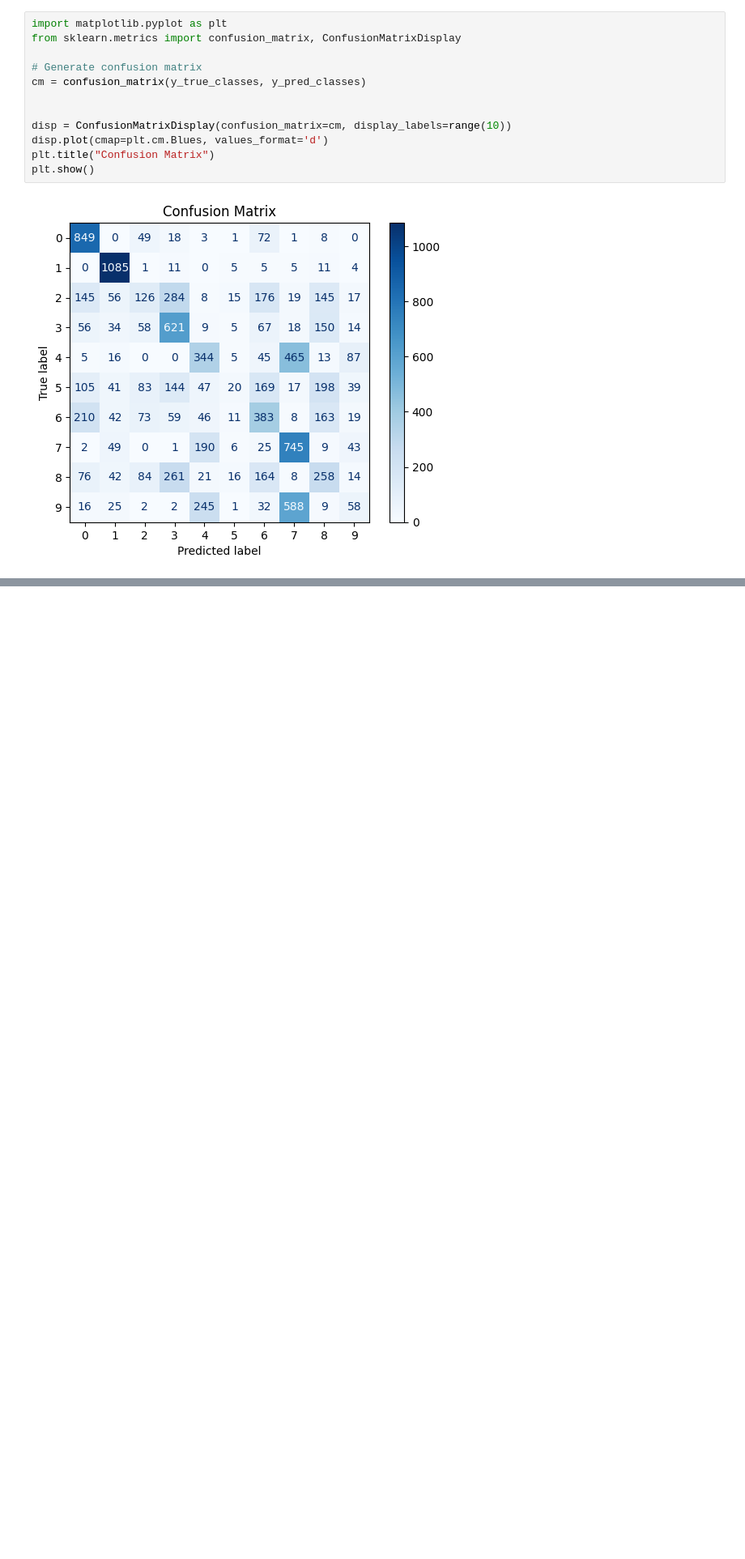
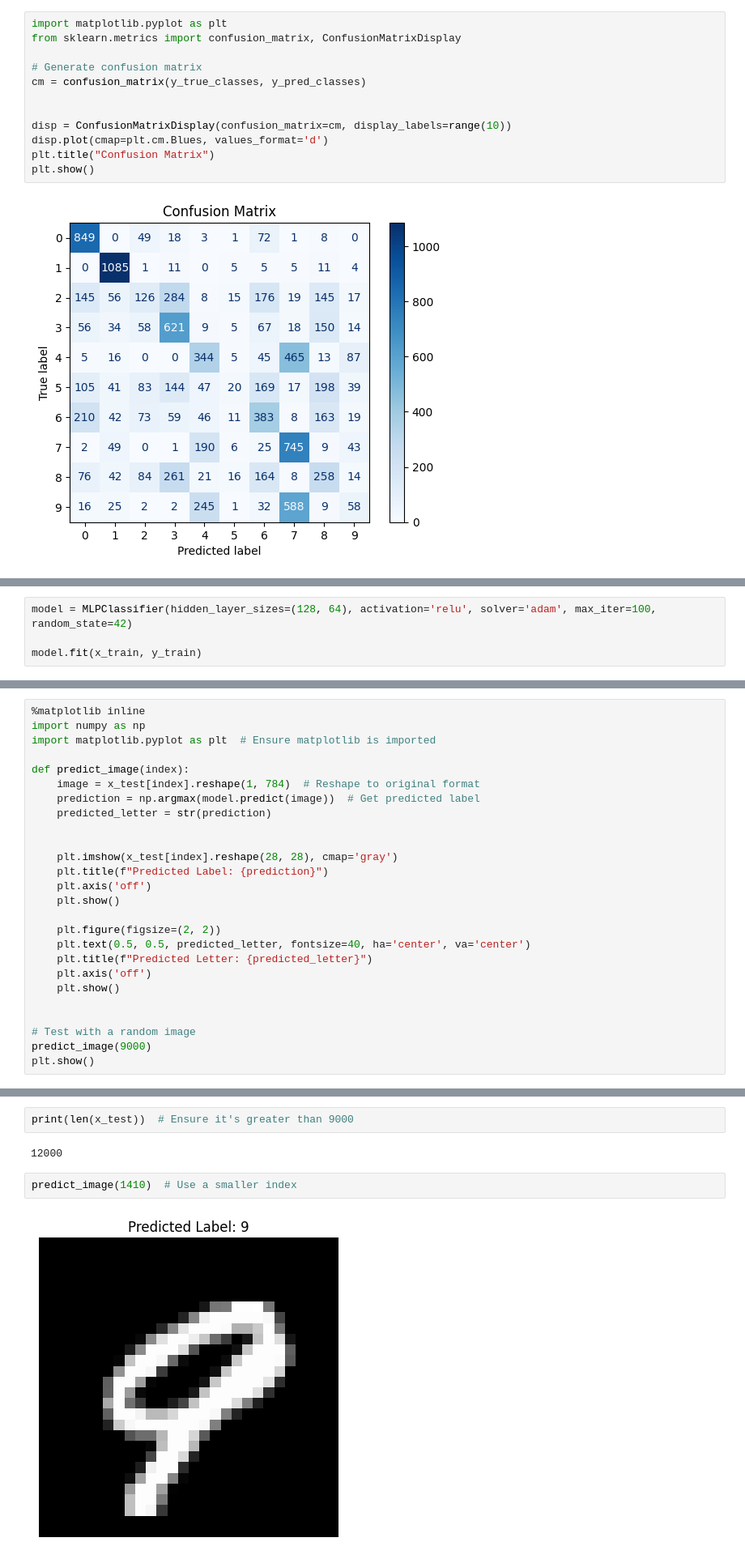
Before and after one commit to Imran-co/Imran, a Jupyter notebook: project_sequential_svm.ipynb, the cells around one changed output, grey strips where cells are left out. Shown: that part at 81% size. Cells and saved outputs as stored; diff of their text form; blank space fills up the shorter version.

```diff
--- a/project_sequential_svm.ipynb
+++ b/project_sequential_svm.ipynb
@@ -313,0 +357,4 @@ plt.show()
+# %%
+model = MLPClassifier(hidden_layer_sizes=(128, 64), activation='relu', solver='adam', max_iter=100, random_state=42)
+
+model.fit(x_train, y_train)
@@ -313,0 +369,26 @@ plt.show()
+# %%
+%matplotlib inline
+import numpy as np
+import matplotlib.pyplot as plt  # Ensure matplotlib is imported
+
+def predict_image(index):
+    image = x_test[index].reshape(1, 784)  # Reshape to original format
+    prediction = np.argmax(model.predict(image))  # Get predicted label
+    predicted_letter = str(prediction)
+
+
+    plt.imshow(x_test[index].reshape(28, 28), cmap='gray')
+    plt.title(f"Predicted Label: {prediction}")
+    plt.axis('off')
+    plt.show()
+
+    plt.figure(figsize=(2, 2))
+    plt.text(0.5, 0.5, predicted_letter, fontsize=40, ha='center', va='center')
+    plt.title(f"Predicted Letter: {predicted_letter}")
+    plt.axis('off')
+    plt.show()
+
+
+# Test with a random image
+predict_image(9000)
+plt.show()
@@ -313,0 +411,8 @@ plt.show()
+# %%
+print(len(x_test))  # Ensure it's greater than 9000
+# %% [output]
+12000
+# %%
+predict_image(1410)  # Use a smaller index
+# %% [output]
+[figure, added]
```
Also changed, not shown: parts of 8 cells of this notebook.
